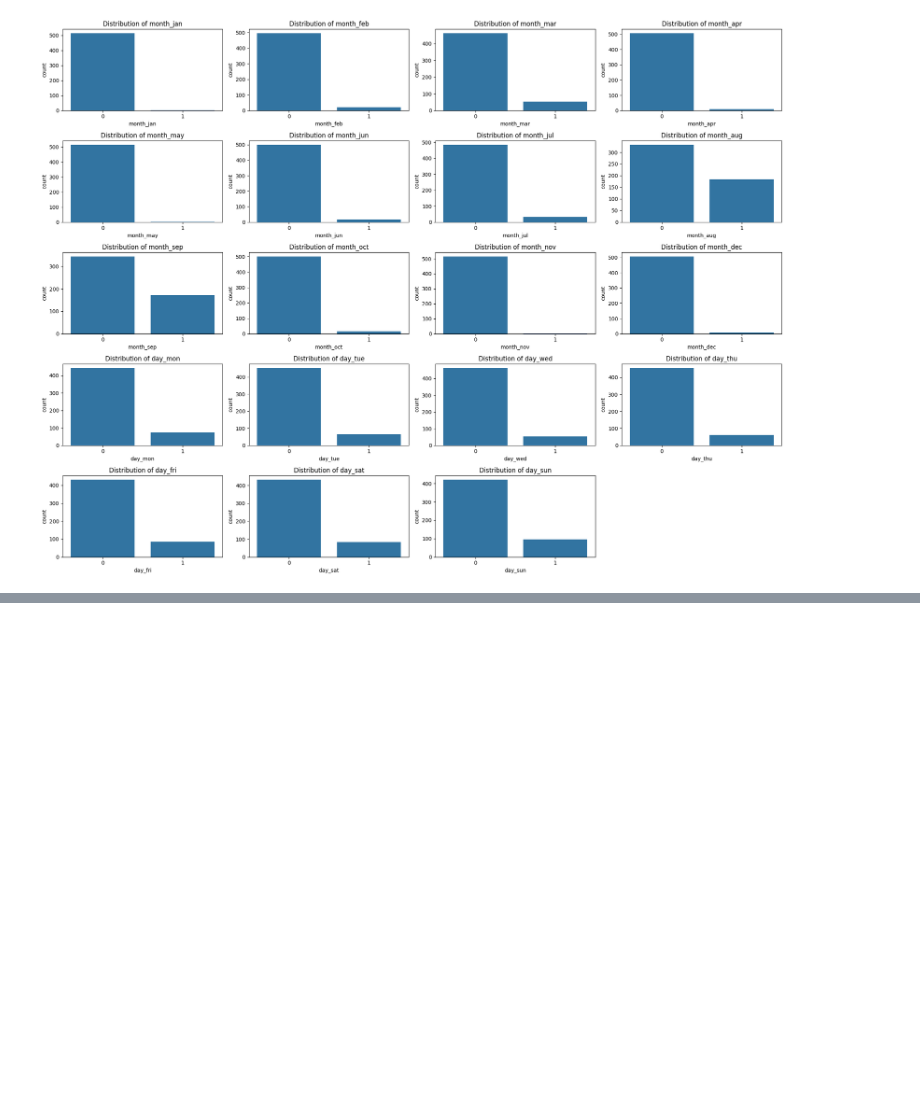
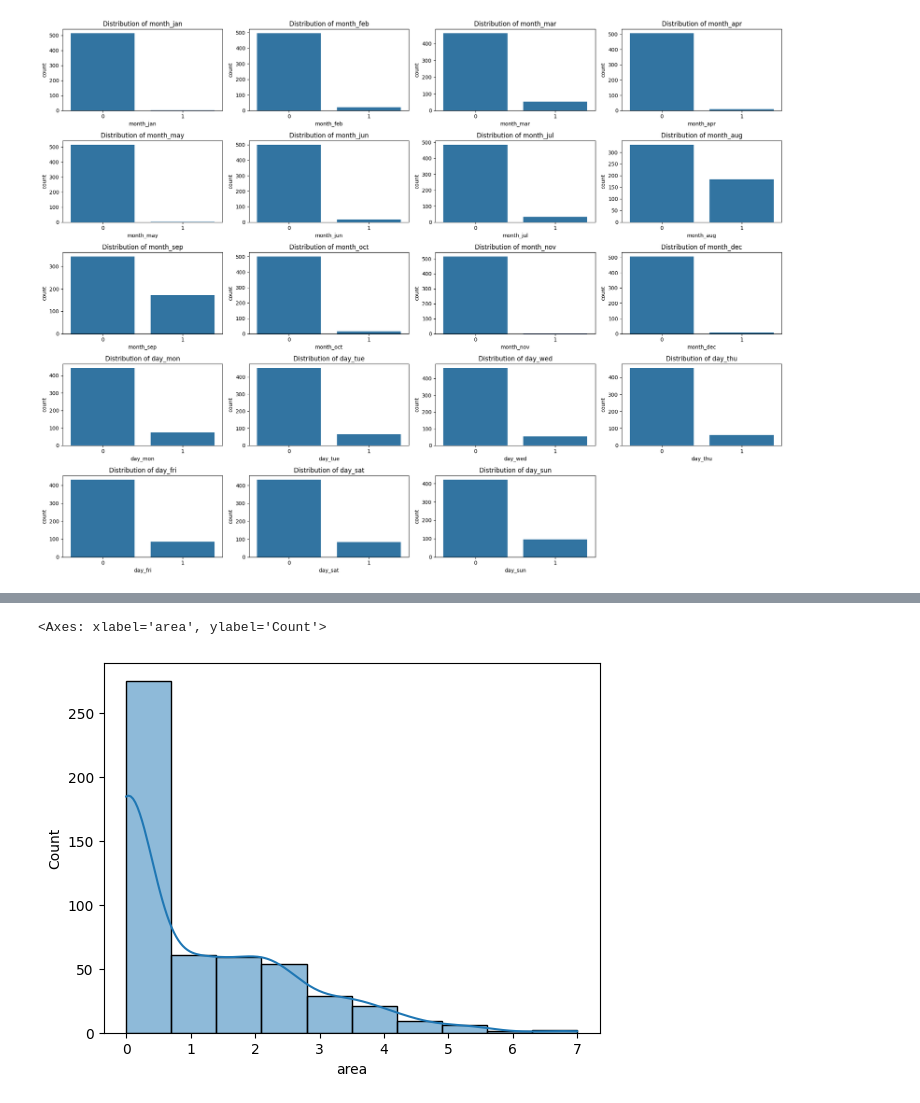
Before and after one commit to GloriannaS/fire-damage-estimation, a Jupyter notebook: Fire Damage Estimation.ipynb, the cells around one changed output, grey strips where cells are left out. Saved outputs shown, nothing was run; the diff lists cells and outputs as text; code cells hidden in the pictures; blank space fills up the shorter version.

```diff
--- a/Fire Damage Estimation.ipynb
+++ b/Fire Damage Estimation.ipynb
@@ -299,0 +310,11 @@ The above graphs are helpful in visualizing what months and days fires occured i
+# %%
+# Original target
+target = fires_clean['area']
+
+# Log-transform the target
+target_log = np.log1p(target)
+# %%
+sns.histplot(data=target_log, bins=10, kde=True)
+# %% [output]
+<Axes: xlabel='area', ylabel='Count'>
+[figure, added]
```
Also changed, not shown: parts of 22 cells of this notebook.
